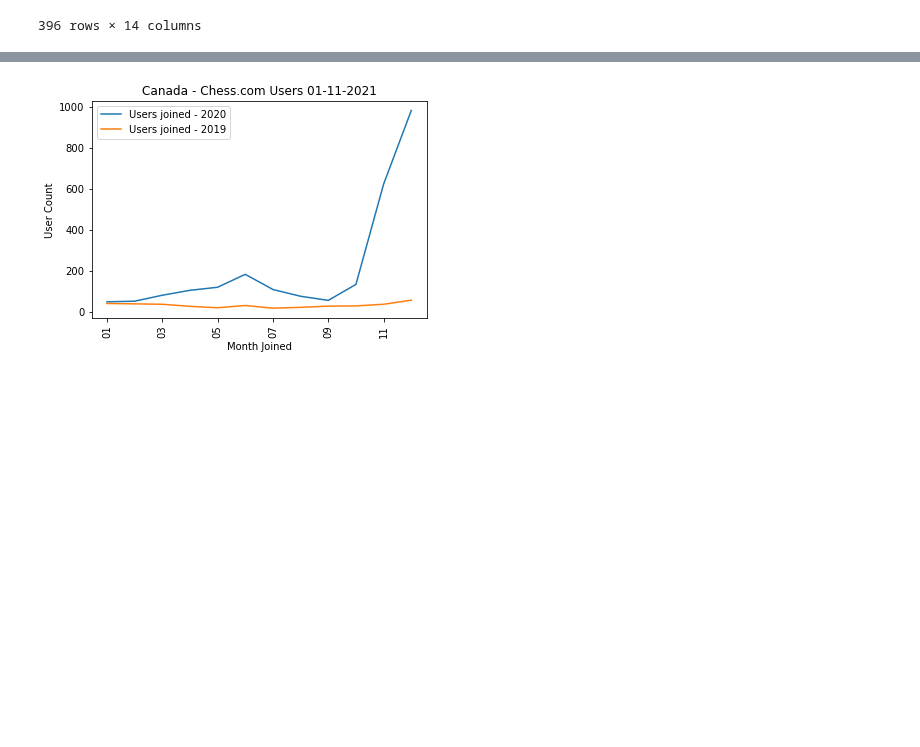
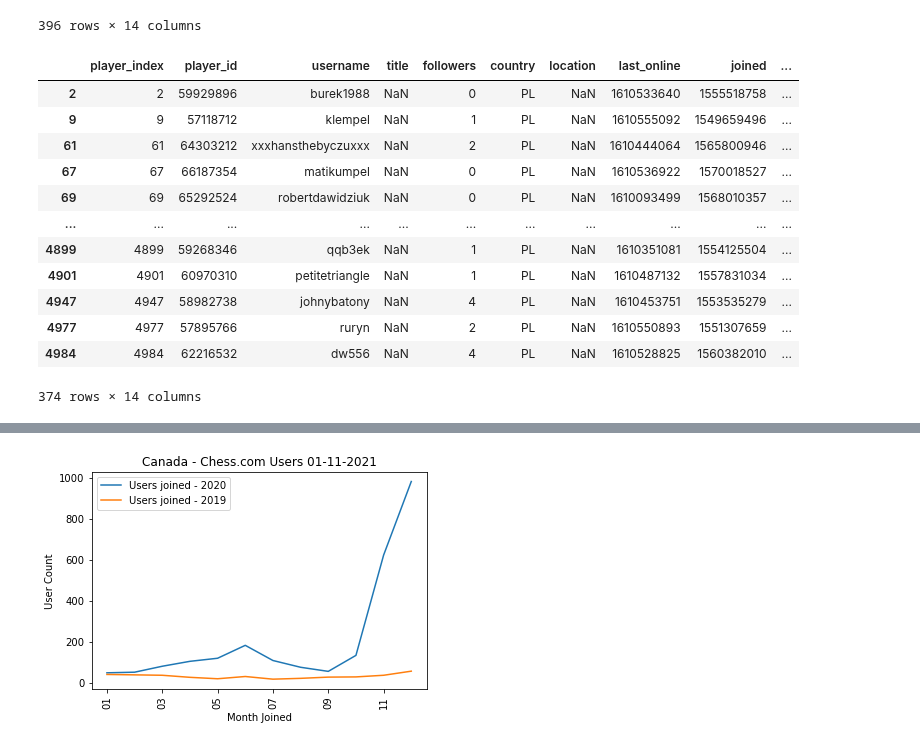
Before and after one commit to melissamonroe/who-plays-chess, a Jupyter notebook: ChessDetailsPy.ipynb, the cells around one changed output, grey strips where cells are left out. Saved outputs shown, nothing was run; the diff lists cells and outputs as text; code cells hidden in the pictures; blank space fills up the shorter version.

```diff
--- a/ChessDetailsPy.ipynb
+++ b/ChessDetailsPy.ipynb
@@ -27,6 +27,12 @@ output_data_player_details_NO = "output_data/player_details_NO.csv"
 output_data_player_details_AU = "output_data/player_details_AU.csv"
 output_data_player_details_TR = "output_data/player_details_TR.csv"
 output_data_player_details_ES = "output_data/player_details_ES.csv"
+output_data_player_details_PL = "output_data/player_details_PL.csv"
+output_data_player_details_IN = "output_data/player_details_IN.csv"
+output_data_player_details_GB = "output_data/player_details_GB.csv"
+output_data_player_details_FR = "output_data/player_details_FR.csv"
+output_data_player_details_DE = "output_data/player_details_DE.csv"
+output_data_player_details_IT = "output_data/player_details_IT.csv"
 # %%
 file = os.path.join("resources", "countries.csv")
 countries_df = pd.read_csv(file)
@@ -143,6 +165,24 @@ chessplayers_ES_df = get_joined_yearmonth_dataframe(output_data_player_details_E
 
 #TURKEY
 chessplayers_TR_df = get_joined_yearmonth_dataframe(output_data_player_details_TR)
+
+#POLAND
+chessplayers_PL_df = get_joined_yearmonth_dataframe(output_data_player_details_PL)
+
+#INDIA
+chessplayers_IN_df = get_joined_yearmonth_dataframe(output_data_player_details_IN)
+
+#UNITED KINGDON
+chessplayers_GB_df = get_joined_yearmonth_dataframe(output_data_player_details_GB)
+
+#FRANCE
+chessplayers_FR_df = get_joined_yearmonth_dataframe(output_data_player_details_FR)
+
+#GERMANY
+chessplayers_DE_df = get_joined_yearmonth_dataframe(output_data_player_details_DE)
+
+#ITALY
+chessplayers_IT_df = get_joined_yearmonth_dataframe(output_data_player_details_IT)
 # %%
 groupby_yearmonth_CA = chessplayers_CA_df.groupby(["joined_yearmonth"])
 groupby_yearmonth_RU = chessplayers_RU_df.groupby(["joined_yearmonth"])
@@ -383,3 +429,25 @@ chessplayers_2019_TR_df
 | 4979 | 4979 | 66659770 | gunayata | NaN | 2 | TR | NaN | 1610472806 | 1571046090 | ... |
 | 4983 | 4983 | 61874540 | nevii23 | NaN | 0 | TR | NaN | 1610205868 | 1559585679 | ... |
 396 rows × 14 columns
+# %%
+chessplayers_PL_df["joined_date"] = pd.to_datetime(chessplayers_PL_df["joined_date"])
+
+chessplayers_2020_PL_df = chessplayers_PL_df.loc[(chessplayers_PL_df["joined_date"] >= startdate2020) & (chessplayers_PL_df["joined_date"] < enddate2020)]
+chessplayers_2020_PL_df
+
+chessplayers_2019_PL_df = chessplayers_PL_df.loc[(chessplayers_PL_df["joined_date"] >= startdate2019) & (chessplayers_PL_df["joined_date"] < enddate2019)]
+chessplayers_2019_PL_df
+# %% [output]
+|  | player_index | player_id | username | title | followers | country | location | last_online | joined | ... |
+| 2 | 2 | 59929896 | burek1988 | NaN | 0 | PL | NaN | 1610533640 | 1555518758 | ... |
+| 9 | 9 | 57118712 | klempel | NaN | 1 | PL | NaN | 1610555092 | 1549659496 | ... |
+| 61 | 61 | 64303212 | xxxhansthebyczuxxx | NaN | 2 | PL | NaN | 1610444064 | 1565800946 | ... |
+| 67 | 67 | 66187354 | matikumpel | NaN | 0 | PL | NaN | 1610536922 | 1570018527 | ... |
+| 69 | 69 | 65292524 | robertdawidziuk | NaN | 0 | PL | NaN | 1610093499 | 1568010357 | ... |
+| ... | ... | ... | ... | ... | ... | ... | ... | ... | ... | ... |
+| 4899 | 4899 | 59268346 | qqb3ek | NaN | 1 | PL | NaN | 1610351081 | 1554125504 | ... |
+| 4901 | 4901 | 60970310 | petitetriangle | NaN | 1 | PL | NaN | 1610487132 | 1557831034 | ... |
+| 4947 | 4947 | 58982738 | johnybatony | NaN | 4 | PL | NaN | 1610453751 | 1553535279 | ... |
+| 4977 | 4977 | 57895766 | ruryn | NaN | 2 | PL | NaN | 1610550893 | 1551307659 | ... |
+| 4984 | 4984 | 62216532 | dw556 | NaN | 4 | PL | NaN | 1610528825 | 1560382010 | ... |
+374 rows × 14 columns
```
Also changed, not shown: parts of 12 cells of this notebook, 1 other file.
